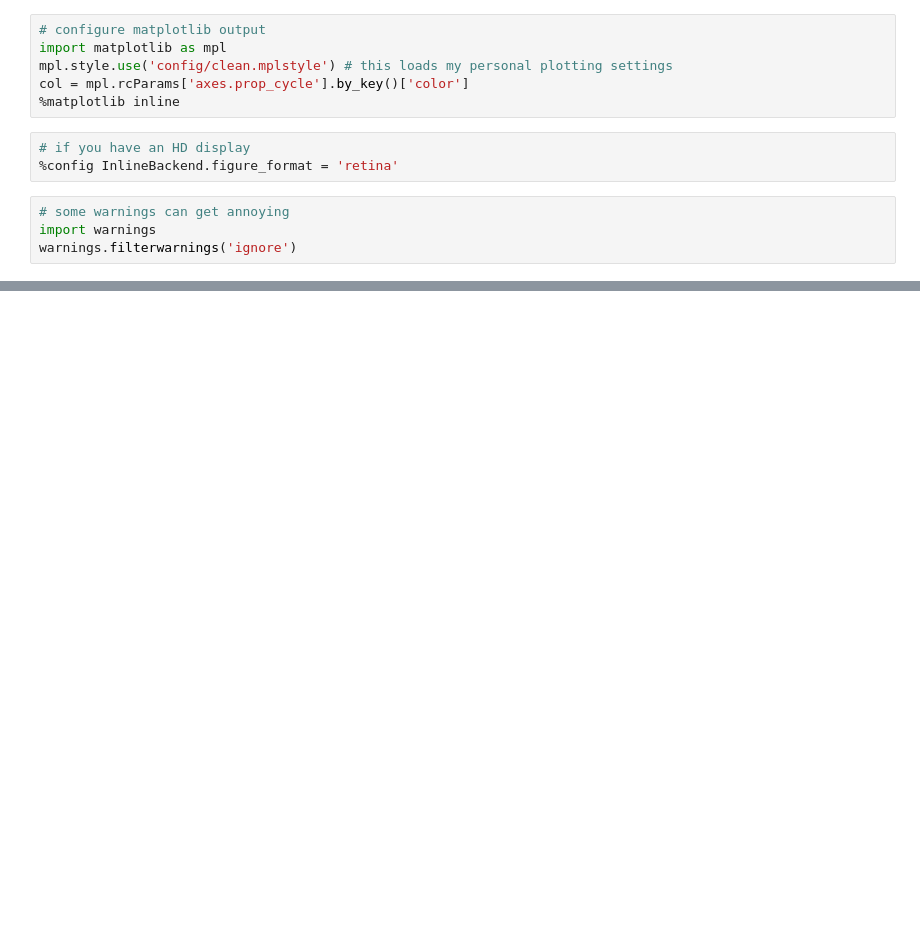
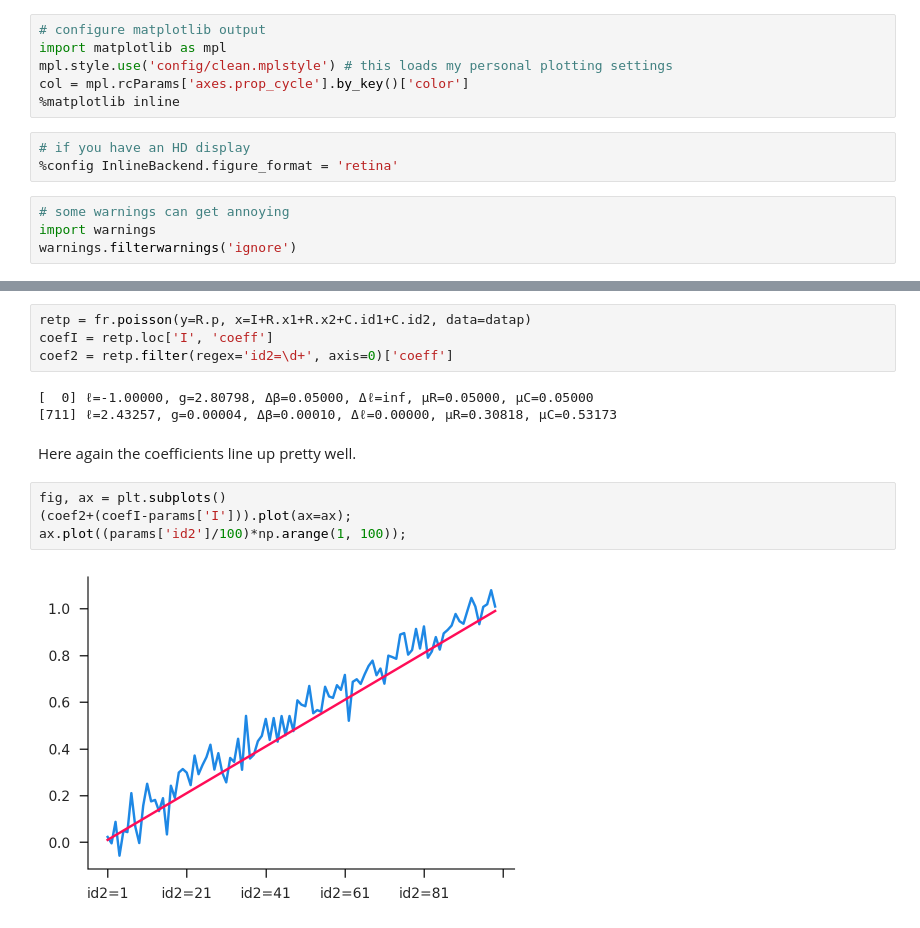
Before and after one commit to iamlemec/grad_code, a Jupyter notebook: lecture_3.ipynb, the cells around one changed output, grey strips where cells are left out. Saved outputs shown, nothing was run; the diff lists cells and outputs as text; blank space fills up the shorter version.

```diff
--- a/lecture_3.ipynb
+++ b/lecture_3.ipynb
@@ -329,0 +167,15 @@ plt.plot(qmids, dist_nul, qmids, dist_sim, alpha=0.5);
+# %%
+retp = fr.poisson(y=R.p, x=I+R.x1+R.x2+C.id1+C.id2, data=datap)
+coefI = retp.loc['I', 'coeff']
+coef2 = retp.filter(regex='id2=\d+', axis=0)['coeff']
+# %% [output]
+[  0] ℓ=-1.00000, g=2.80798, Δβ=0.05000, Δℓ=inf, μR=0.05000, μC=0.05000
+[711] ℓ=2.43257, g=0.00004, Δβ=0.00010, Δℓ=0.00000, μR=0.30818, μC=0.53173
+# %% [markdown]
+Here again the coefficients line up pretty well.
+# %%
+fig, ax = plt.subplots()
+(coef2+(coefI-params['I'])).plot(ax=ax);
+ax.plot((params['id2']/100)*np.arange(1, 100));
+# %% [output]
+[figure, added]
```
Also changed, not shown: parts of 105 cells of this notebook, 6 other files.
